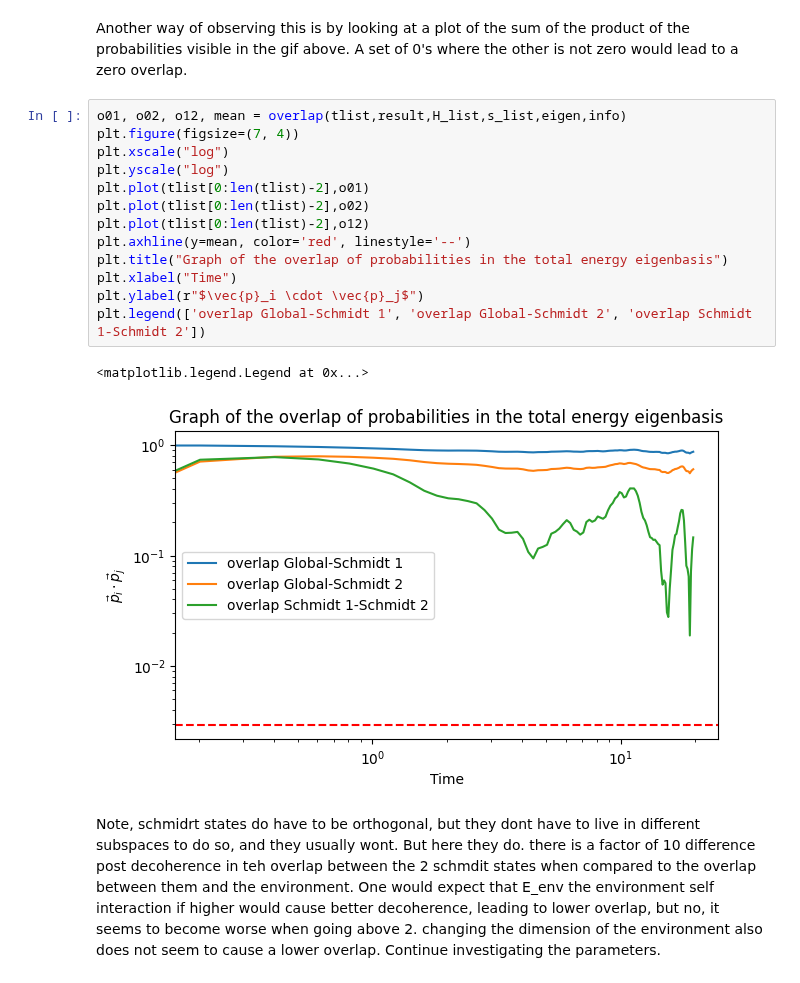
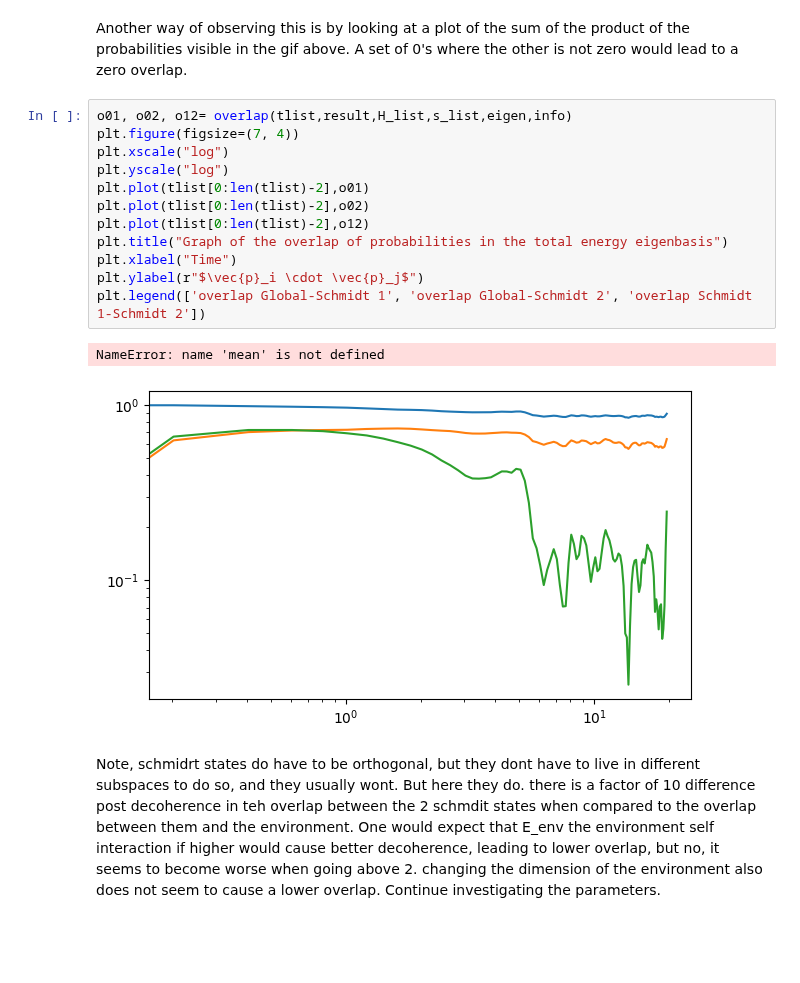
Before and after one commit to MarinAndreGirard/ACL, a Jupyter notebook: Working/energy_splitting.ipynb, the cells around one changed output. Cells and saved outputs as stored; diff of their text form; blank space fills up the shorter version.

```diff
--- a/Working/energy_splitting.ipynb
+++ b/Working/energy_splitting.ipynb
@@ -83,21 +83,20 @@ display_gif(path)
 # %% [markdown]
 Another way of observing this is by looking at a plot of the sum of the product of the probabilities visible in the gif above. A set of 0's where the other is not zero would lead to a zero overlap.
 # %%
-o01, o02, o12, mean = overlap(tlist,result,H_list,s_list,eigen,info)
+o01, o02, o12= overlap(tlist,result,H_list,s_list,eigen,info)
 plt.figure(figsize=(7, 4))
 plt.xscale("log")
 plt.yscale("log")
 plt.plot(tlist[0:len(tlist)-2],o01)
 plt.plot(tlist[0:len(tlist)-2],o02)
 plt.plot(tlist[0:len(tlist)-2],o12)
-plt.axhline(y=mean, color='red', linestyle='--')
 plt.title("Graph of the overlap of probabilities in the total energy eigenbasis")
 plt.xlabel("Time")
 plt.ylabel(r"$\vec{p}_i \cdot \vec{p}_j$")
 plt.legend(['overlap Global-Schmidt 1', 'overlap Global-Schmidt 2', 'overlap Schmidt 1-Schmidt 2'])
 # %% [output]
-<matplotlib.legend.Legend at 0x...>
+NameError: name 'mean' is not defined
-[figure, old version]
+[figure, new version]
 # %% [markdown]
 Note, schmidrt states do have to be orthogonal, but they dont have to live in different subspaces to do so, and they usually wont. But here they do. there is a factor of 10 difference post decoherence in teh overlap between the 2 schmdit states when compared to the overlap between them and the environment. One would expect that E_env the environment self interaction if higher would cause better decoherence, leading to lower overlap, but no, it seems to become worse when going above 2. changing the dimension of the environment also does not seem to cause a lower overlap. Continue investigating the parameters.
 # %%
```
Also changed, not shown: 6 other files.
